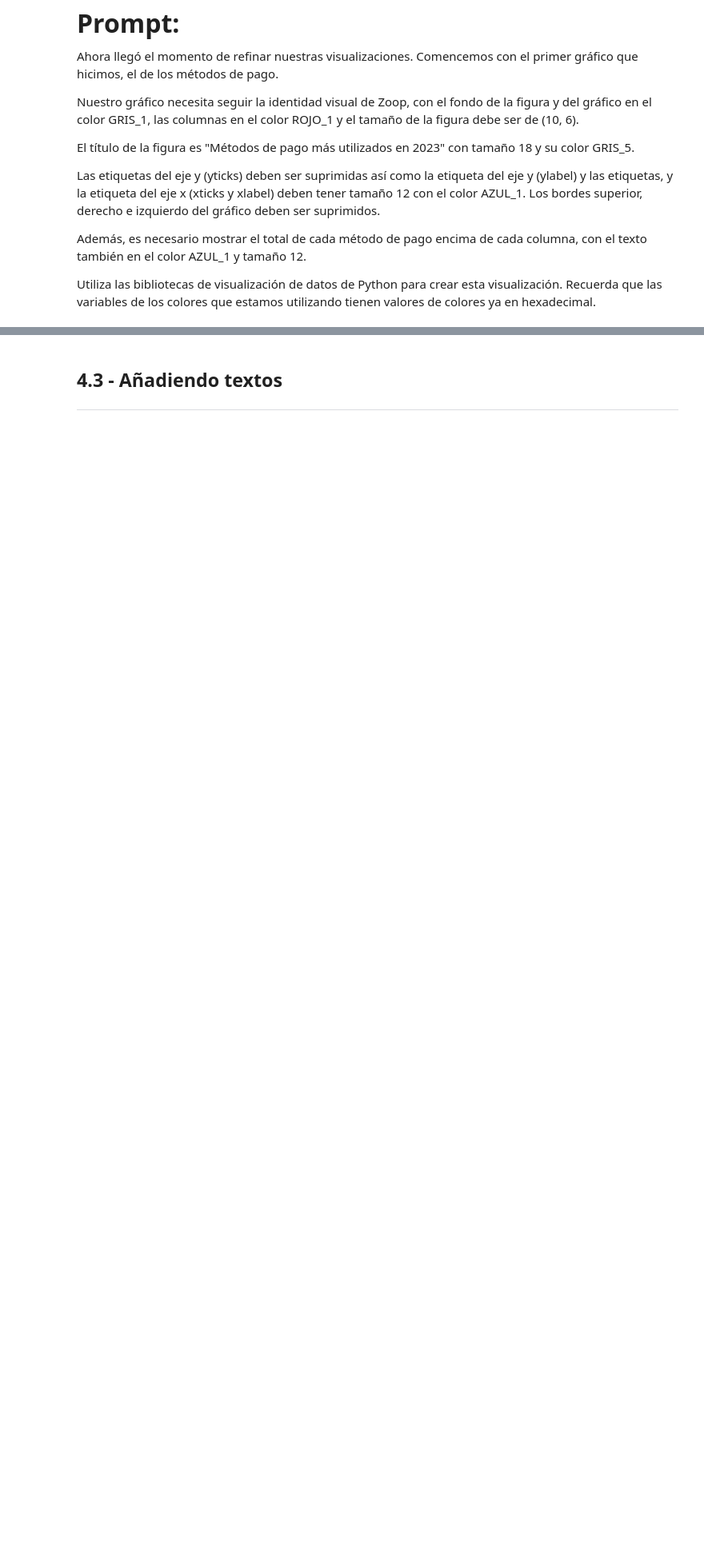
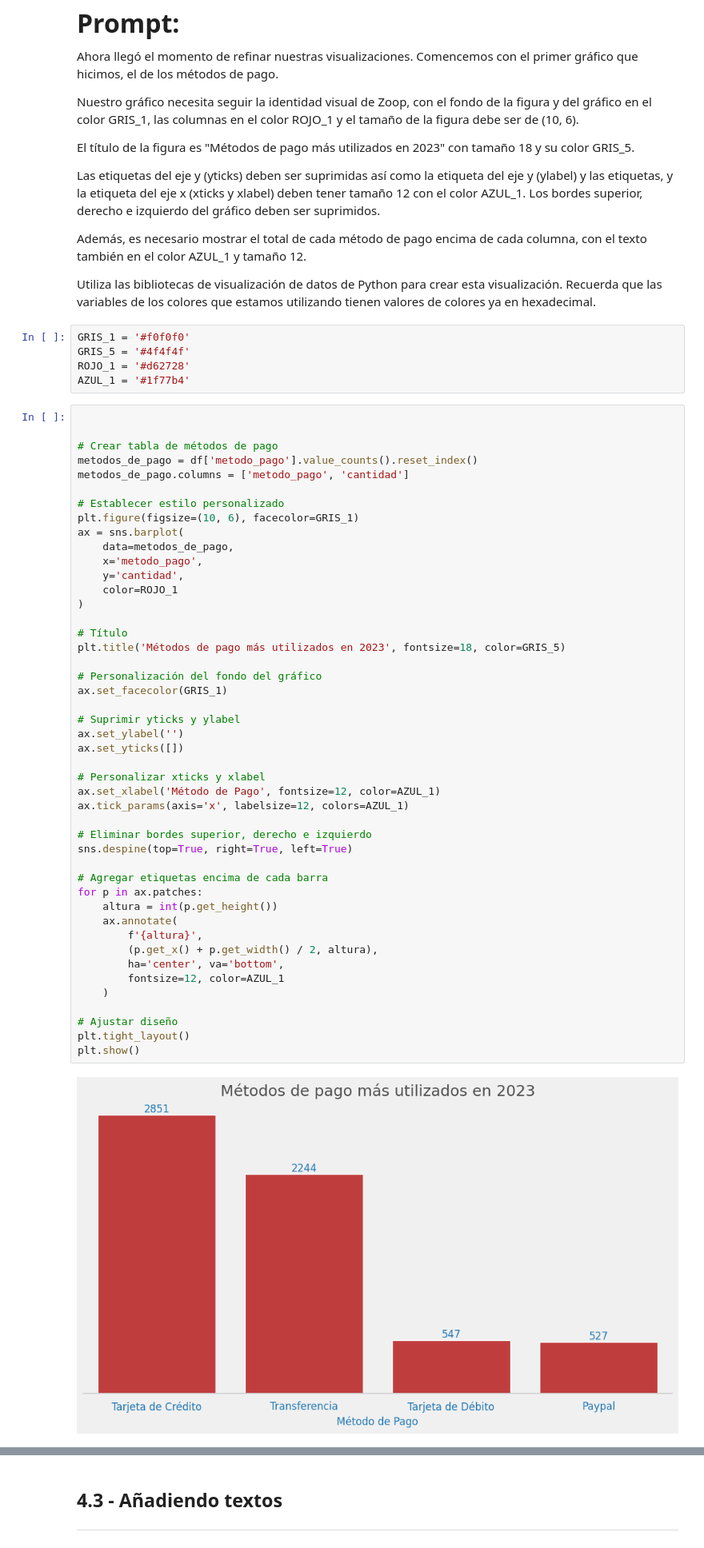
Before and after one commit to Cesar-Curitol/IA_aplicada_a_la_ciencia_de_datos, a Jupyter notebook: IA_aplicada_a_ciencia_de_datos.ipynb, the cells around one changed output, grey strips where cells are left out. Shown at 80% size. Cells and saved outputs as stored; diff of their text form; blank space fills up the shorter version.

```diff
--- a/IA_aplicada_a_ciencia_de_datos.ipynb
+++ b/IA_aplicada_a_ciencia_de_datos.ipynb
@@ -1196,6 +1196,59 @@ Las etiquetas del eje y (yticks) deben ser suprimidas así como la etiqueta del
 Además, es necesario mostrar el total de cada método de pago encima de cada columna, con el texto también en el color AZUL_1 y tamaño 12.
 
 Utiliza las bibliotecas de visualización de datos de Python para crear esta visualización. Recuerda que las variables de los colores que estamos utilizando tienen valores de colores ya en hexadecimal.
+# %%
+GRIS_1 = '#f0f0f0'
+GRIS_5 = '#4f4f4f'
+ROJO_1 = '#d62728'
+AZUL_1 = '#1f77b4'
+# %%
+
+
+# Crear tabla de métodos de pago
+metodos_de_pago = df['metodo_pago'].value_counts().reset_index()
+metodos_de_pago.columns = ['metodo_pago', 'cantidad']
+
+# Establecer estilo personalizado
+plt.figure(figsize=(10, 6), facecolor=GRIS_1)
+ax = sns.barplot(
+    data=metodos_de_pago,
+    x='metodo_pago',
+    y='cantidad',
+    color=ROJO_1
+)
+
+# Título
+plt.title('Métodos de pago más utilizados en 2023', fontsize=18, color=GRIS_5)
+
+# Personalización del fondo del gráfico
+ax.set_facecolor(GRIS_1)
+
+# Suprimir yticks y ylabel
+ax.set_ylabel('')
+ax.set_yticks([])
+
+# Personalizar xticks y xlabel
+ax.set_xlabel('Método de Pago', fontsize=12, color=AZUL_1)
+ax.tick_params(axis='x', labelsize=12, colors=AZUL_1)
+
+# Eliminar bordes superior, derecho e izquierdo
+sns.despine(top=True, right=True, left=True)
+
+# Agregar etiquetas encima de cada barra
+for p in ax.patches:
+    altura = int(p.get_height())
+    ax.annotate(
+        f'{altura}',
+        (p.get_x() + p.get_width() / 2, altura),
+        ha='center', va='bottom',
+        fontsize=12, color=AZUL_1
+    )
+
+# Ajustar diseño
+plt.tight_layout()
+plt.show()
+# %% [output]
+[figure, added]
 # %% [markdown]
 <font color="7b71ff" size=4> Comentarios: </font>
 
```
Also changed, not shown: parts of 13 cells of this notebook.
